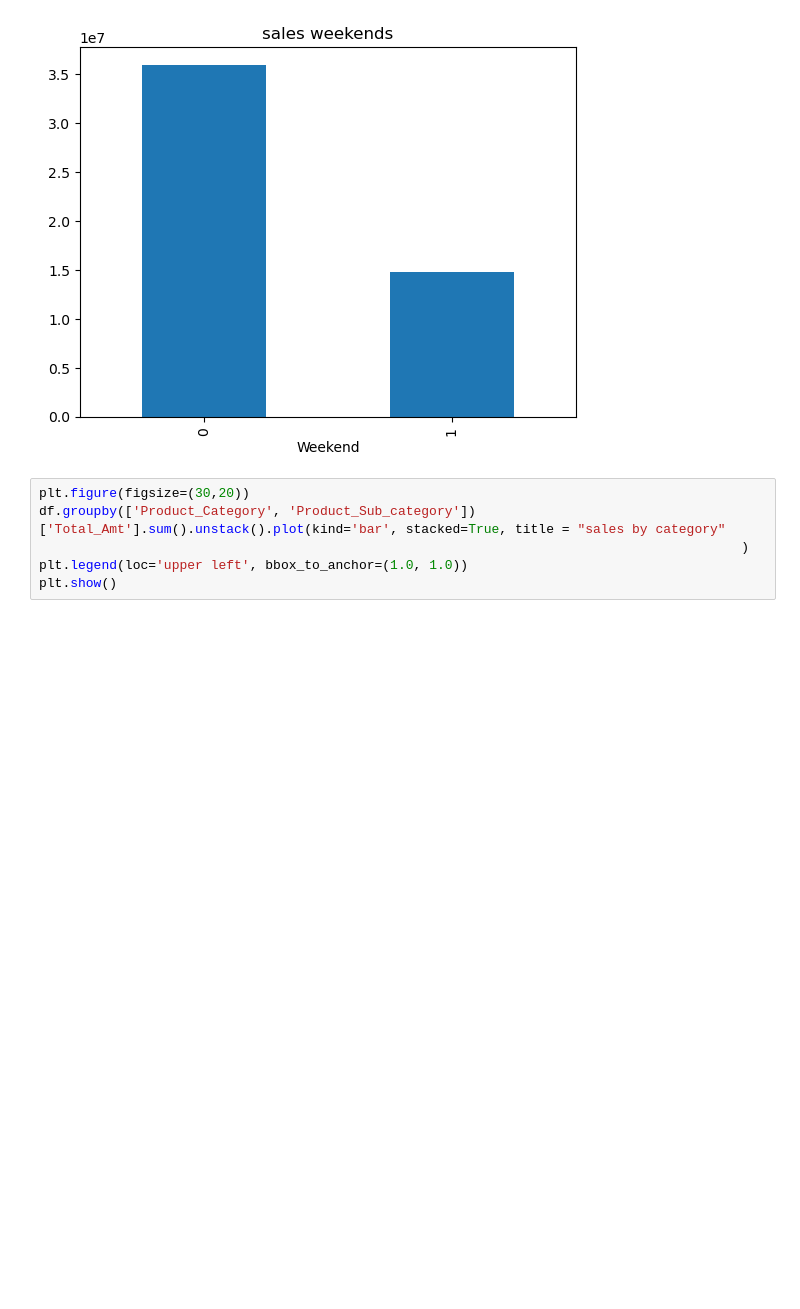
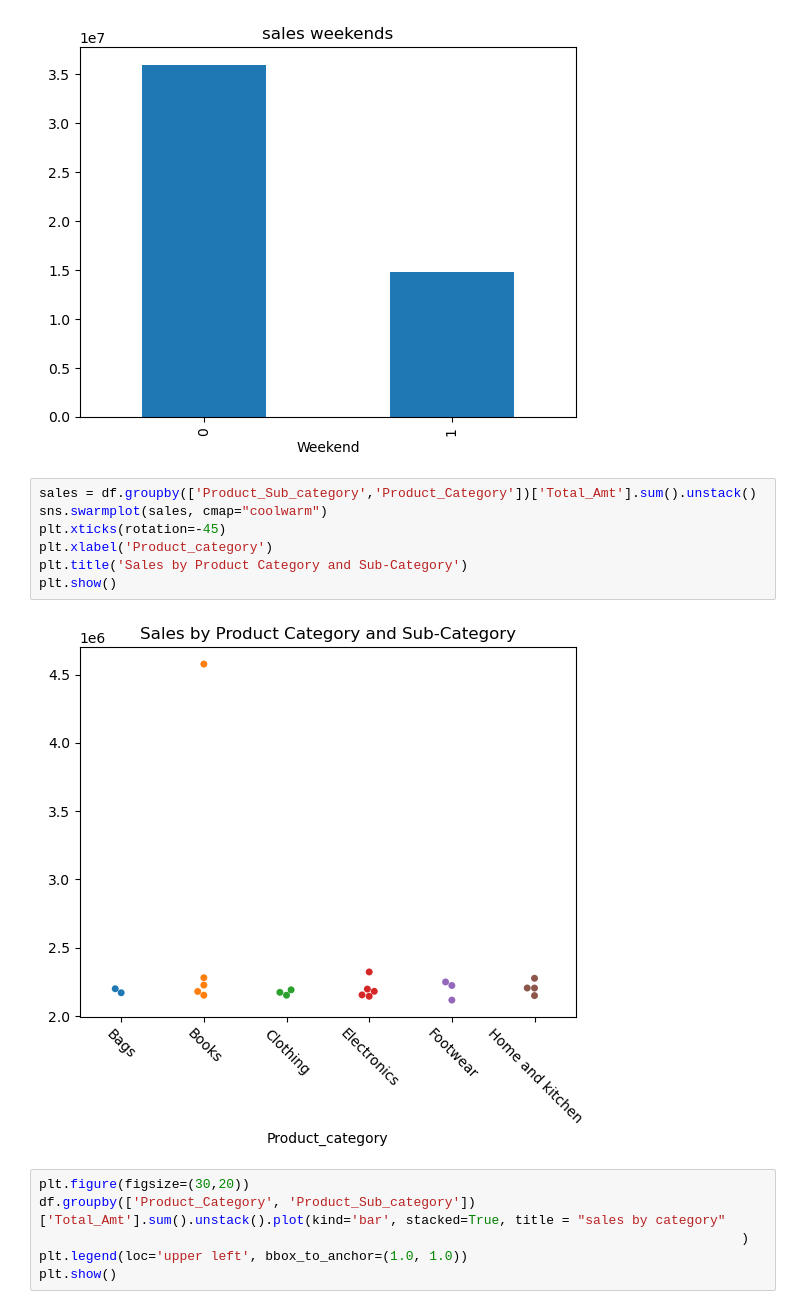
Before and after one commit to PilatusPy/Capstone-II, a Jupyter notebook: store_project/data_analysis_beginning .ipynb, the cells around one changed output. Saved outputs shown, nothing was run; the diff lists cells and outputs as text; blank space fills up the shorter version.

```diff
--- a/store_project/data_analysis_beginning .ipynb
+++ b/store_project/data_analysis_beginning .ipynb
@@ -87,6 +89,15 @@ df.groupby('Weekend')['Total_Amt'].sum().plot(kind='bar', title= 'sales weekends
 # %% [output]
 <Axes: title={'center': 'sales weekends'}, xlabel='Weekend'>
 [figure]
+# %%
+sales = df.groupby(['Product_Sub_category','Product_Category'])['Total_Amt'].sum().unstack()
+sns.swarmplot(sales, cmap="coolwarm")
+plt.xticks(rotation=-45)
+plt.xlabel('Product_category')
+plt.title('Sales by Product Category and Sub-Category')
+plt.show()
+# %% [output]
+[figure, added]
 # %%
 plt.figure(figsize=(30,20))
 df.groupby(['Product_Category', 'Product_Sub_category'])['Total_Amt'].sum().unstack().plot(kind='bar', stacked=True, title = "sales by category"
```
Also changed, not shown: parts of 1 cell of this notebook.
